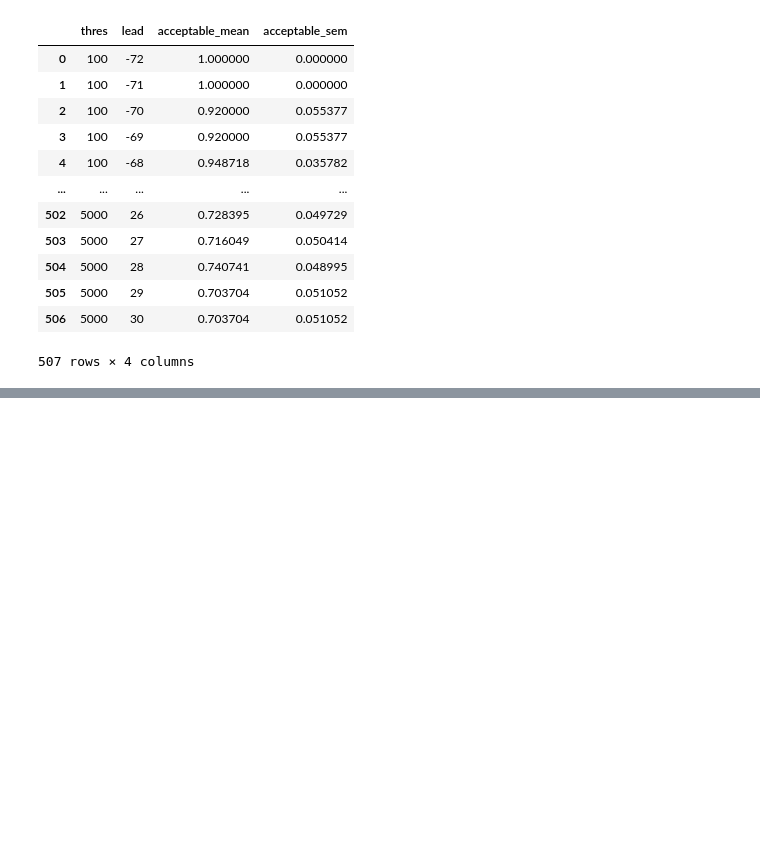
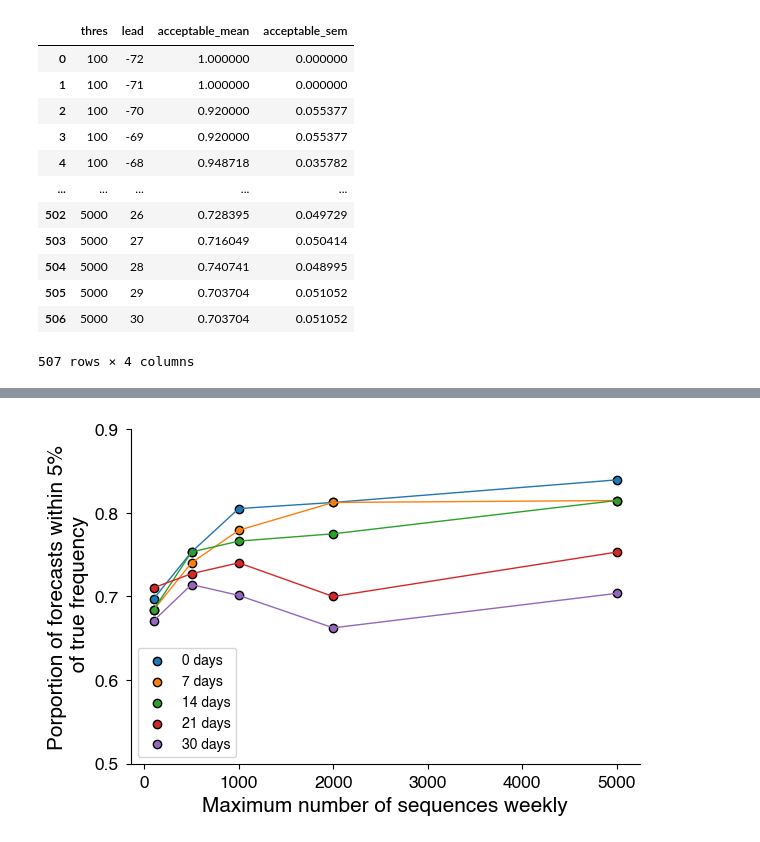
Before and after one commit to blab/ncov-forecasting-fit, a Jupyter notebook: notebooks/downscaling_plots.ipynb, the cells around one changed output, grey strips where cells are left out. Drawn from its saved outputs; the diff is of its cells as text; code cells hidden in the pictures; blank space fills up the shorter version.

```diff
--- a/notebooks/downscaling_plots.ipynb
+++ b/notebooks/downscaling_plots.ipynb
@@ -258,2 +315,35 @@ for t, thres in enumerate(threses):
+# %%
+# Plot MAE over lead for each threshold
+fig = plt.figure(figsize=(6., 4.), constrained_layout=True)
+spec = fig.add_gridspec(ncols=1, nrows=1)
+ax = fig.add_subplot(spec[0])
+
+def plot_prop_accept_by_thres_at_lead(ax, mean_accept, leads, ylabel=None, desired_thres=0.05):
+    _mean_accept = mean_accept.copy()
+    if leads is not None:
+        _mean_accept = _mean_accept[_mean_accept.lead.isin(leads)]
+
+    for n, group in _mean_accept.groupby("lead"):
+        #ax.errorbar(group.thres, group.acceptable_mean, 2 * group.acceptable_sem, fmt="o", elinewidth=0.8)
+        ax.scatter(group.thres, group.acceptable_mean, ec="k", label=f"{n} days")
+        ax.plot(group.thres, group.acceptable_mean, linewidth=1.0,)
+
+    #ax.set_xticklabels([n for n,df in _mean_accept.groupby("thres")])
+    #ax.fill_between(_mean_accept.thres,
+    #                _mean_accept.acceptable_mean - 2*_mean_accept.acceptable_sem,
+    #                _mean_accept.acceptable_mean + 2*_mean_accept.acceptable_sem,
+    #                alpha=0.1)
+
+    ax.set_xlabel("Maximum number of sequences weekly")
+    ax.set_ylabel(ylabel)
+    ax.set_yticks([0.5, 0.6, 0.7, 0.8, 0.9])
+    ax.legend()
+
+leads_to_plot = [0, 7, 14, 21, 30]
+simplify_axes(ax)
+plot_prop_accept_by_thres_at_lead(ax, mean_acceptable, leads_to_plot,
+                                  ylabel="Porportion of forecasts within 5%\n of true frequency" )
+# %% [output]
+[figure, added]
 # %%
 # Marginal increase / decreasing in error per sequence?
```
Also changed, not shown: parts of 5 cells of this notebook, 1 other file.
